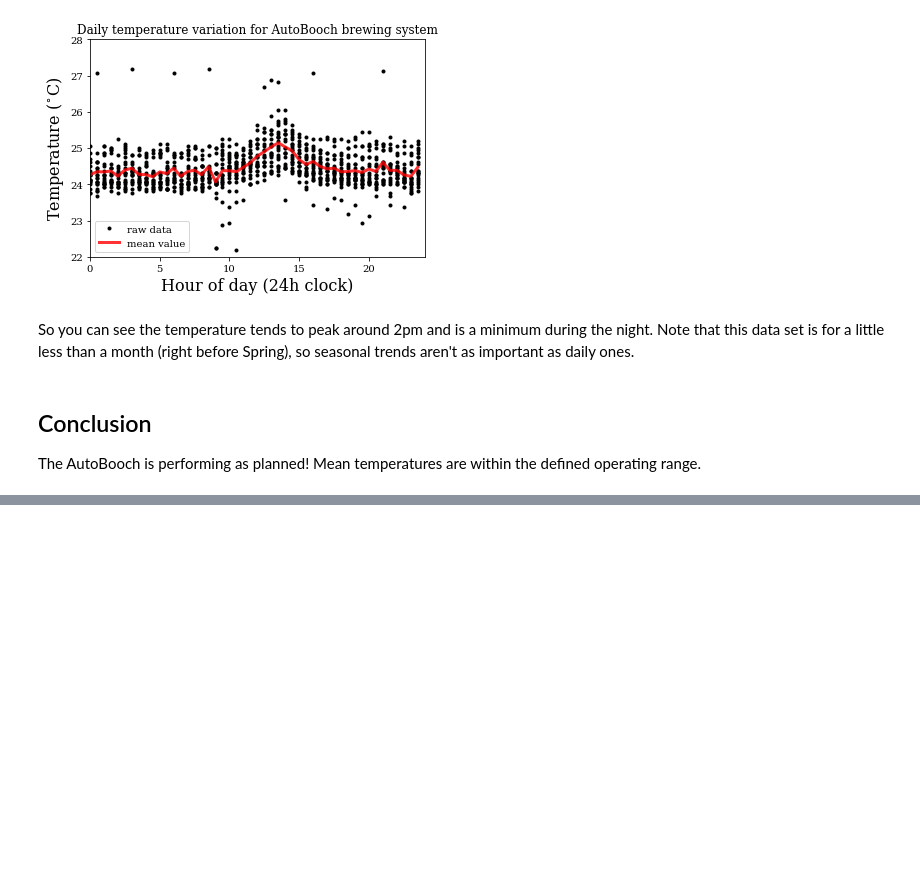
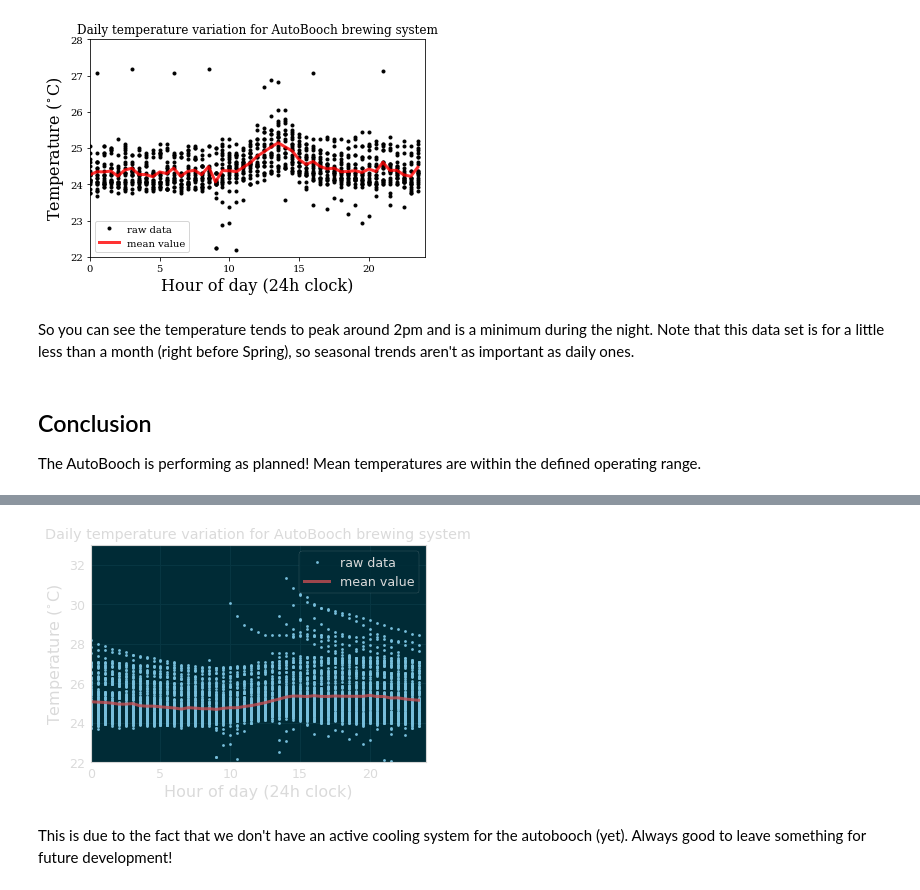
Before and after one commit to RaInta/AutoBooch, a Jupyter notebook: AutoBooch_data_exploration.ipynb, the cells around one changed output, grey strips where cells are left out. Drawn from its saved outputs; the diff is of its cells as text; code cells hidden in the pictures; blank space fills up the shorter version.

```diff
--- a/AutoBooch_data_exploration.ipynb
+++ b/AutoBooch_data_exploration.ipynb
@@ -112,0 +182,21 @@ The AutoBooch is performing as planned! Mean temperatures are within the defined
+# %%
+import numpy as np
+def rngAvg(x, y):
+    return np.average(y[(y["hour"]==x)]["temp"])
+
+t = np.arange(0, 24, 0.5, dtype="float")
+y2 = [rngAvg(x, boochData_update) for x in t]
+# %%
+plt.plot(boochData_update["hour"], boochData_update["temp"], '.c',label="raw data")
+plt.plot(t, y2, '-r', linewidth=3, alpha=0.8, label="mean value")
+plt.title(r'Daily temperature variation for AutoBooch brewing system')
+plt.xlabel("Hour of day (24h clock)", fontsize=16)
+plt.ylabel(r'Temperature ($^{\circ}$C)', fontsize=16)
+plt.ylim( 22, 33 )
+plt.xlim( 0, 24 )
+plt.legend()
+plt.show()
+# %% [output]
+[figure, added]
+# %% [markdown]
+This is due to the fact that we don't have an active cooling system for the autobooch (yet). Always good to leave something for future development!
```
Also changed, not shown: parts of 16 cells of this notebook, 1 other file.
